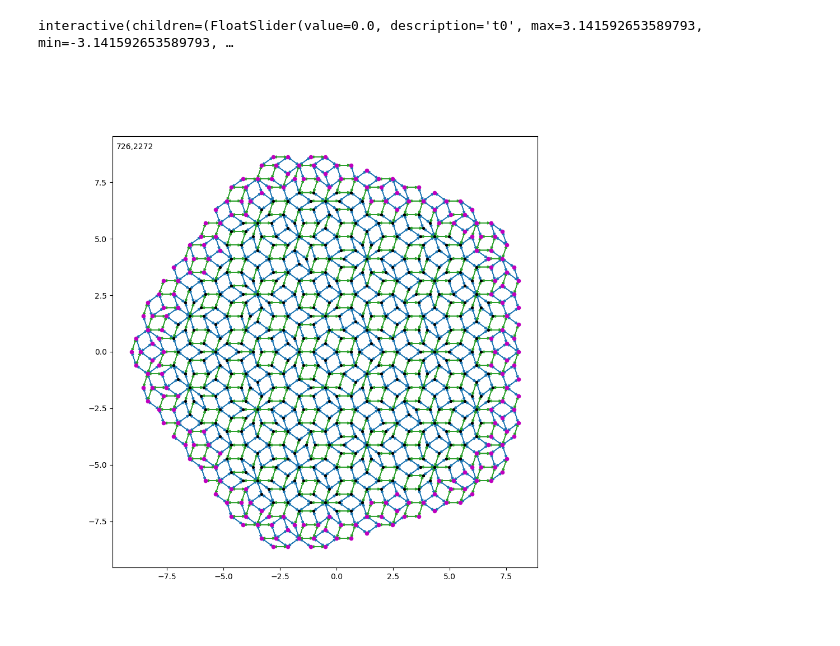
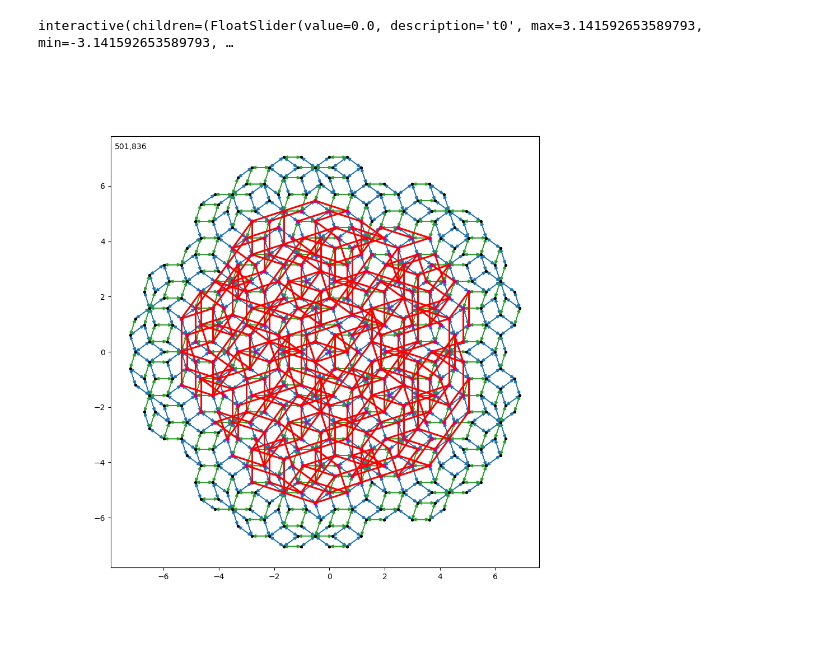
Before and after one commit to Rosetta-Tan/aperiodic-codes, a Jupyter notebook: aperiodic_codes/cut_and_project/rotated_p3.ipynb, the cells around one changed output. Saved outputs shown, nothing was run; the diff lists cells and outputs as text; code cells hidden in the pictures.

```diff
--- a/aperiodic_codes/cut_and_project/rotated_p3.ipynb
+++ b/aperiodic_codes/cut_and_project/rotated_p3.ipynb
@@ -13,7 +13,7 @@ f_base = f'{prefix}/penrose_p3/int';
 n = 4;
 nTh = 8;
 lat_pts = gen_lat(low=-n, high=n, dim=5);
-bdry = np.any(abs(lat_pts) == n,axis=1);
+bulk = np.all(abs(lat_pts) != n,axis=1);
 assert lat_pts.shape[0] == (2*n+1)**5, f'Number of lattice points should be {n**5}';
 voronoi = gen_voronoi(dim=5);
 # %%
@@ -33,36 +33,37 @@ proj_neg = P[:,2:];
 fig = plt.figure(figsize=(10,10))
 ax = fig.add_subplot(111);
 ax.set_aspect('equal', 'box')
 
 def update(t0=0.0 , t1=0.0 , t2=0.0 , t3=0.0 , t4=0.0 , t5=0.0 , t6=0.0 , t7=0.0 , t8=0.0 , t9=0.0):
     ax.clear();
     R = gen_rotation((t0,t1,t2,t3,t4,t5,t6,t7,t8,t9),5);
     proj_pos_R = R @ proj_pos;
     proj_neg_R = R @ proj_neg;
     cut_ind, full_to_cut_ind_map = cut_ext(lat_pts, voronoi, proj_neg, offset, f_base, nTh);
     cut_pts = lat_pts[cut_ind,:];
     proj_pts = project(cut_pts, proj_pos_R);
     new_hx_vv = gen_new_pc_matrix(cut_pts, full_to_cut_ind_map, hx_vv, n);
     new_hx_cc = gen_new_pc_matrix(cut_pts, full_to_cut_ind_map, hx_cc, n);
     new_hz_vv = gen_new_pc_matrix(cut_pts, full_to_cut_ind_map, hz_vv, n);
     new_hz_cc = gen_new_pc_matrix(cut_pts, full_to_cut_ind_map, hz_cc, n);
 
-    cut_bdry = [i for i in range(len(cut_ind)) if bdry[cut_ind[i]]];
+    cut_bulk = [i for i in range(len(cut_ind)) if bulk[cut_ind[i]]];
 
     for x in np.argwhere(new_hx_cc != 0):
         ax.arrow(proj_pts[x[0],0],proj_pts[x[0],1],proj_pts[x[1],0]-proj_pts[x[0],0],proj_pts[x[1],1]-proj_pts[x[0],1],color='C0',length_includes_head=True,head_width=0.1);
     for x in np.argwhere(new_hz_cc != 0):
         ax.arrow(proj_pts[x[0],0],proj_pts[x[0],1],proj_pts[x[1],0]-proj_pts[x[0],0],proj_pts[x[1],1]-proj_pts[x[0],1],color='C2',length_includes_head=True,head_width=0.1);
     new_hx = np.hstack([new_hx_cc, new_hx_vv]);
     new_hz = np.hstack([new_hz_cc, new_hz_vv]);
-    anti_comm_mat = (new_hx @ new_hz.T) % 2;
-    #for x in np.argwhere(anti_comm_mat != 0):
-        #ax.plot([proj_pts[x[0],0],proj_pts[x[1],0]],[proj_pts[x[0],1],proj_pts[x[1],1]],ls='-',lw=2,color='r');
+    anti_comm_mat = (new_hx @ new_hz.T)[np.ix_(cut_bulk,cut_bulk)] % 2;
+    print(anti_comm_mat.shape);
+    for x in np.argwhere(anti_comm_mat != 0):
+        ax.plot([proj_pts[cut_bulk[x[0]],0],proj_pts[cut_bulk[x[1]],0]],[proj_pts[cut_bulk[x[0]],1],proj_pts[cut_bulk[x[1]],1]],ls='-',lw=2,color='r');
     ax.scatter(proj_pts[:,0], proj_pts[:,1],color='k',s=8);
-    ax.scatter(proj_pts[cut_bdry,0], proj_pts[cut_bdry,1],color='m',s=20);
+    ax.scatter(proj_pts[cut_bulk,0], proj_pts[cut_bulk,1],color='m',s=20);
     ax.text(0.01, 0.97, f'{cut_pts.shape[0]},{np.sum(anti_comm_mat)}',transform=ax.transAxes);
 
 interact(update,t0=(-pi,pi,pi/30),t1=(-pi,pi,pi/30),t2=(-pi,pi,pi/30),t3=(-pi,pi,pi/30),t4=(-pi,pi,pi/30),t5=(-pi,pi,pi/30),t6=(-pi,pi,pi/30),t7=(-pi,pi,pi/30),t8=(-pi,pi,pi/30),t9=(-pi,pi,pi/30));
 # %% [output]
 interactive(children=(FloatSlider(value=0.0, description='t0', max=3.141592653589793, min=-3.141592653589793, …
-[figure, old version]
+[figure, new version]
```
Also changed, not shown: parts of 1 cell of this notebook, 4 other files.
